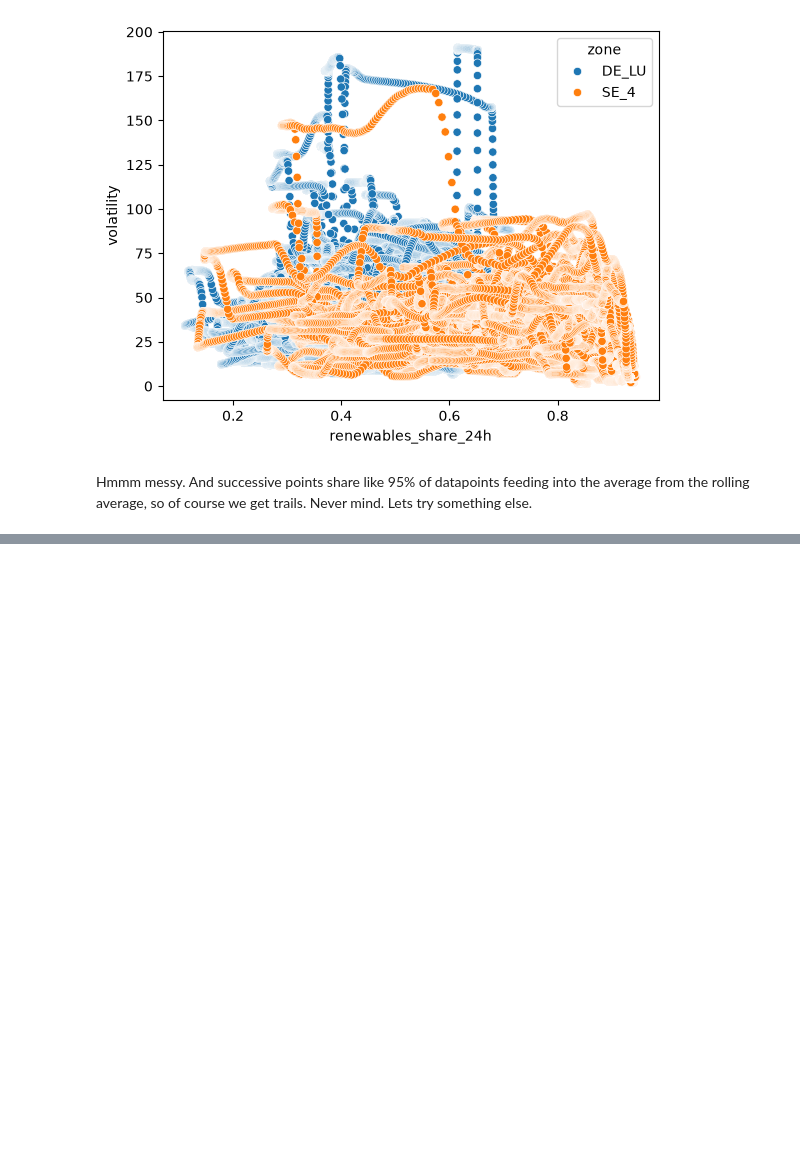
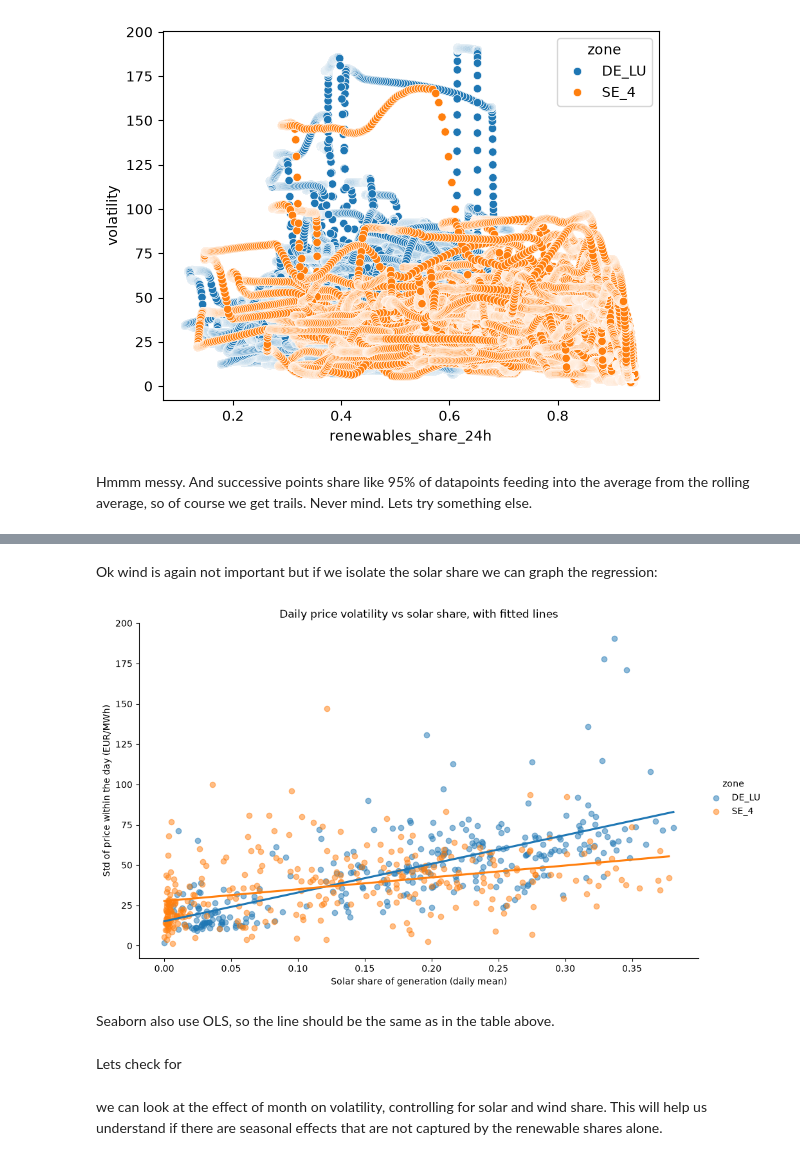
Before and after one commit to niklaslivchitz/Energy-Pricing-Analysis-DE-LU-vs-SE4, a Jupyter notebook: analysis/scratchnotebook.ipynb, the cells around one changed output, grey strips where cells are left out. Cells and saved outputs as stored; diff of their text form; code cells hidden in the pictures; blank space fills up the shorter version.

```diff
--- a/analysis/scratchnotebook.ipynb
+++ b/analysis/scratchnotebook.ipynb
@@ -235,0 +354,23 @@ analysis_split_df = df_price.merge(renewables_share_split_df, on=["zone", "times
+# %% [markdown]
+Ok wind is again not important but if we isolate the solar share we can graph the regression:
+# %%
+g = sns.lmplot(
+    data=daily_points_df,
+    x="solar_share",
+    y="volatility",
+    hue="zone",
+    height=6,
+    aspect=1.6,
+    ci=None,
+    scatter_kws={"alpha": 0.5},
+)
+g.set_axis_labels("Solar share of generation (daily mean)", "Std of price within the day (EUR/MWh)")
+g.ax.set_title("Daily price volatility vs solar share, with fitted lines")
+g.savefig("../outputs/figures/volatility_vs_solar_share_fit.png", dpi=150, bbox_inches="tight")
+plt.show()
+# %% [output]
+[figure, added]
+# %% [markdown]
+Seaborn also use OLS, so the line should be the same as in the table above.
+# %% [markdown]
+Lets check for
@@ -235,0 +379,2 @@ analysis_split_df = df_price.merge(renewables_share_split_df, on=["zone", "times
+# %% [markdown]
+we can look at the effect of month on volatility, controlling for solar and wind share. This will help us understand if there are seasonal effects that are not captured by the renewable shares alone.
```
Also changed, not shown: parts of 26 cells of this notebook, 6 other files.
